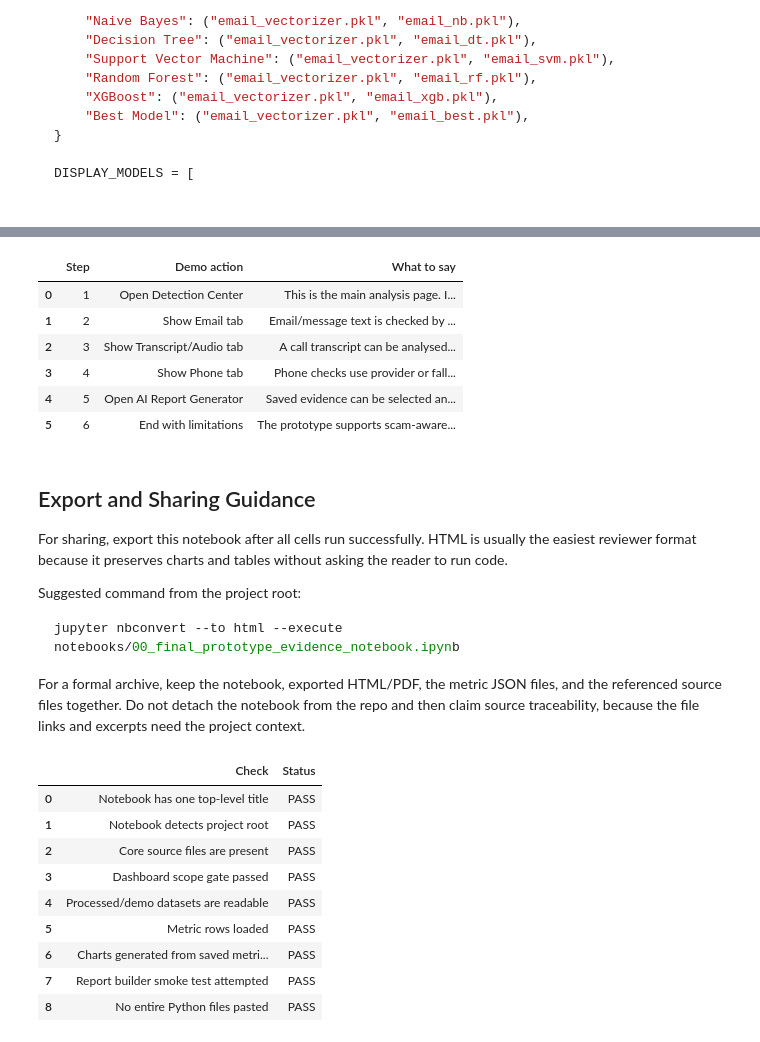
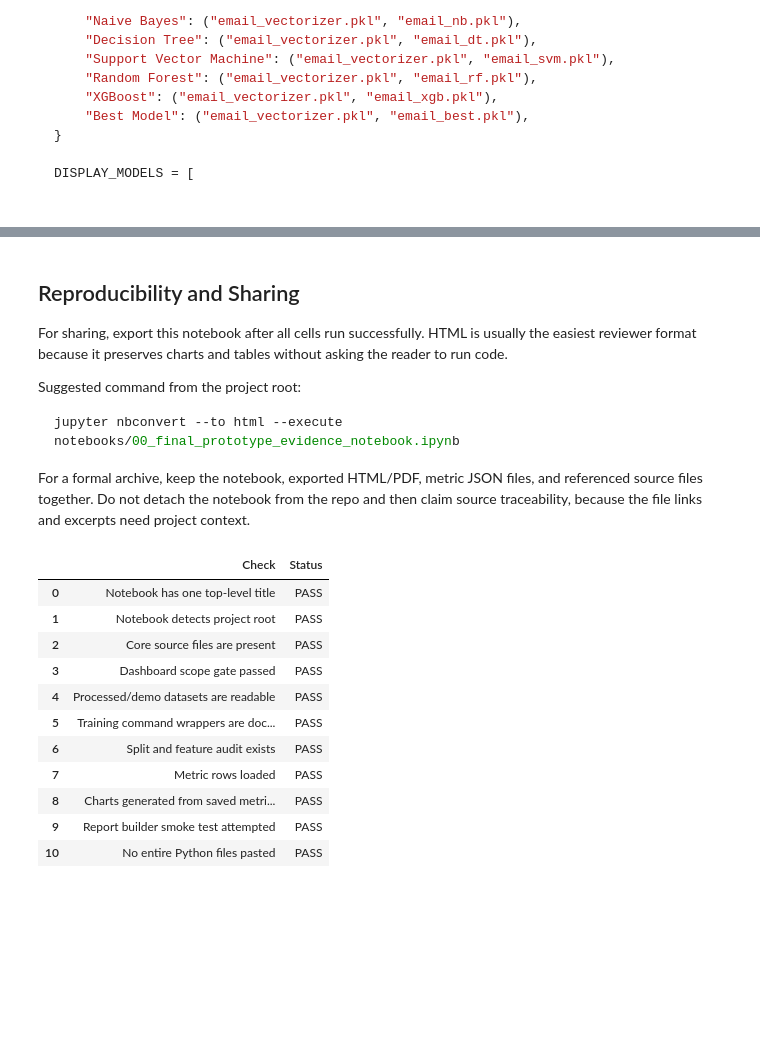
Before and after one commit to mikeshyway/ai-scam-detector, a Jupyter notebook: notebooks/00_final_prototype_evidence_notebook.ipynb, the cells around one changed output, grey strips where cells are left out. Saved outputs shown, nothing was run; the diff lists cells and outputs as text; code cells hidden in the pictures; blank space fills up the shorter version.

````diff
--- a/notebooks/00_final_prototype_evidence_notebook.ipynb
+++ b/notebooks/00_final_prototype_evidence_notebook.ipynb
@@ -512,0 +305,23 @@ For vigilators, the safest explanation is: the metrics show how the model behave
+# %%
+training_commands = [
+    ("Environment check", "py scripts/00_setup_check.py", "scripts/00_setup_check.py", "Checks local dependencies and folder readiness.", "Dependency and environment status lines."),
+    ("Prepare email dataset", "py scripts/01_prepare_email_dataset.py", "scripts/01_prepare_email_dataset.py", "Loads SpamAssassin, Enron, and phishing CSV data into a processed text dataset.", "Dataset prepared successfully; total rows; label counts; source counts."),
+    ("Prepare transcript dataset", "py scripts/02_prepare_transcript_dataset.py", "scripts/02_prepare_transcript_dataset.py", "Builds supervised transcript rows and separates unlabeled rows for review.", "Transcript dataset prepared; samples; label counts; source counts; unlabeled review rows."),
+    ("Prepare audio dataset", "py scripts/03_prepare_audio_dataset.py", "scripts/03_prepare_audio_dataset.py", "Samples a balanced ASVspoof train/dev subset and writes labels.csv.", "Preparing train/dev split; copied files; final counts by split and label."),
+    ("Train email models", "py scripts/04_train_email_model.py", "scripts/04_train_email_model.py", "Trains TF-IDF email classifiers and saves model/metric artifacts.", "Dataset loaded; vectorizing text; training model names; Accuracy/Precision/Recall/F1/ROC-AUC; top benchmark; saved paths."),
+    ("Train transcript models", "py scripts/05_train_transcript_model.py", "scripts/05_train_transcript_model.py", "Trains TF-IDF transcript classifiers and optionally transformer models.", "Transcript dataset loaded; vocabulary size; metrics; recommended model; vectorizer and metric paths."),
+    ("Train audio MFCC model", "py scripts/06_train_audio_model.py", "scripts/06_train_audio_model.py", "Extracts MFCC/statistical features and trains calibrated SVM.", "Loading audio features; train/dev samples; feature dimension; metrics; model and metric paths."),
+    ("Train audio behavior model", "py scripts/07_train_audio_behavior_model.py", "scripts/07_train_audio_behavior_model.py", "Extracts behavior metadata and trains Random Forest.", "Loading behavioral audio features; feature dimension; metrics; feature importances; saved paths."),
+]
+
+command_df = pd.DataFrame([
+    {
+        "Stage": stage,
+        "Command": command,
+        "Wrapper exists": ready_label(project_path(wrapper).exists()),
+        "Purpose": purpose,
+        "Expected terminal evidence": expected,
+    }
+    for stage, command, wrapper, purpose, expected in training_commands
+])
+display(command_df)
@@ -905,23 +1025,5 @@ A short live walkthrough helps keep the explanation calm and transparent. This i
-# %%
-demo_script_df = pd.DataFrame([
-    {"Step": 1, "Demo action": "Open Detection Center", "What to say": "This is the main analysis page. It contains the three evidence channels."},
-    {"Step": 2, "Demo action": "Show Email tab", "What to say": "Email/message text is checked by trained text classifiers and suspicious phrase indicators."},
-    {"Step": 3, "Demo action": "Show Transcript/Audio tab", "What to say": "A call transcript can be analysed directly; uploaded audio can also produce audio and transcript signals."},
-    {"Step": 4, "Demo action": "Show Phone tab", "What to say": "Phone checks use provider or fallback metadata with transparent decision rules, not hidden guilt assumptions."},
-    {"Step": 5, "Demo action": "Open AI Report Generator", "What to say": "Saved evidence can be selected and exported as TXT, PDF, or DOCX for review."},
-    {"Step": 6, "Demo action": "End with limitations", "What to say": "The prototype supports scam-awareness review. It does not replace legal, telecom, or forensic verification."},
-])
-display(demo_script_df)
-# %% [output]
-|  | Step | Demo action | What to say |
-| 0 | 1 | Open Detection Center | This is the main analysis page. I... |
-| 1 | 2 | Show Email tab | Email/message text is checked by ... |
-| 2 | 3 | Show Transcript/Audio tab | A call transcript can be analysed... |
-| 3 | 4 | Show Phone tab | Phone checks use provider or fall... |
-| 4 | 5 | Open AI Report Generator | Saved evidence can be selected an... |
-| 5 | 6 | End with limitations | The prototype supports scam-aware... |
 # %% [markdown]
-## Export and Sharing Guidance
+## Reproducibility and Sharing
 
 For sharing, export this notebook after all cells run successfully. HTML is usually the easiest reviewer format because it preserves charts and tables without asking the reader to run code.
 
@@ -931,32 +1033,36 @@ Suggested command from the project root:
 jupyter nbconvert --to html --execute notebooks/00_final_prototype_evidence_notebook.ipynb
 ```
 
-For a formal archive, keep the notebook, exported HTML/PDF, the metric JSON files, and the referenced source files together. Do not detach the notebook from the repo and then claim source traceability, because the file links and excerpts need the project context.
+For a formal archive, keep the notebook, exported HTML/PDF, metric JSON files, and referenced source files together. Do not detach the notebook from the repo and then claim source traceability, because the file links and excerpts need project context.
 # %%
 reproducibility_checks = [
     ("Notebook has one top-level title", True),
     ("Notebook detects project root", ROOT.exists()),
     ("Core source files are present", all_status_pass(core_path_df)),
     ("Dashboard scope gate passed", all_status_pass(dashboard_gate_df)),
     ("Processed/demo datasets are readable", all_status_pass(data_readiness_df)),
+    ("Training command wrappers are documented", (command_df["Wrapper exists"] == "PASS").all()),
+    ("Split and feature audit exists", not split_audit_df.empty and not feature_audit_df.empty),
     ("Metric rows loaded", not metric_df.empty),
     ("Charts generated from saved metrics/data", True),
     ("Report builder smoke test attempted", not report_smoke_df.empty),
     ("No entire Python files pasted", True),
 ]
 reproducibility_df = pd.DataFrame([
     {"Check": check, "Status": "PASS" if status else "WARN"}
     for check, status in reproducibility_checks
 ])
 display(reproducibility_df)
 # %% [output]
 |  | Check | Status |
 | 0 | Notebook has one top-level title | PASS |
 | 1 | Notebook detects project root | PASS |
 | 2 | Core source files are present | PASS |
 | 3 | Dashboard scope gate passed | PASS |
 | 4 | Processed/demo datasets are readable | PASS |
-| 5 | Metric rows loaded | PASS |
-| 6 | Charts generated from saved metri... | PASS |
-| 7 | Report builder smoke test attempted | PASS |
-| 8 | No entire Python files pasted | PASS |
+| 5 | Training command wrappers are doc... | PASS |
+| 6 | Split and feature audit exists | PASS |
+| 7 | Metric rows loaded | PASS |
+| 8 | Charts generated from saved metri... | PASS |
+| 9 | Report builder smoke test attempted | PASS |
+| 10 | No entire Python files pasted | PASS |
````
Also changed, not shown: parts of 50 cells of this notebook.
